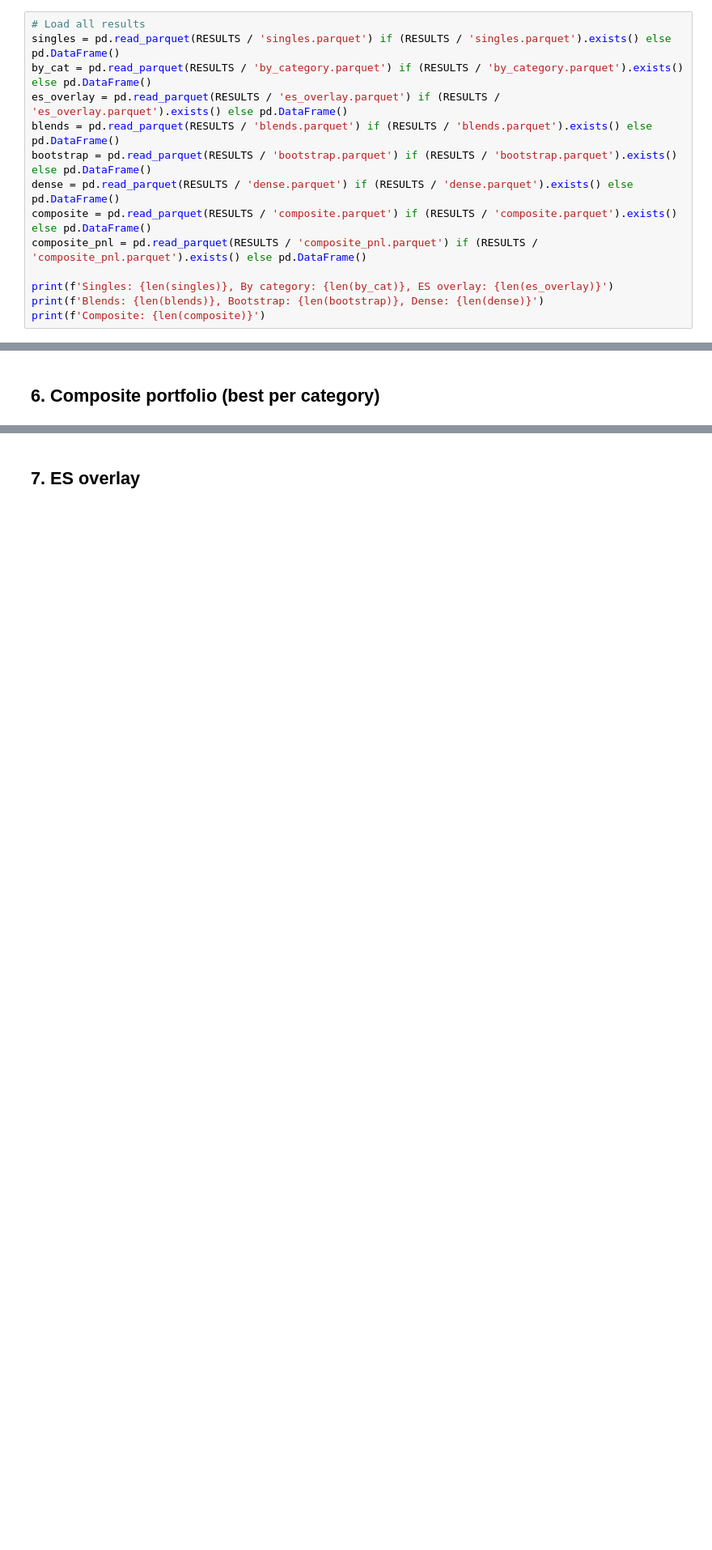
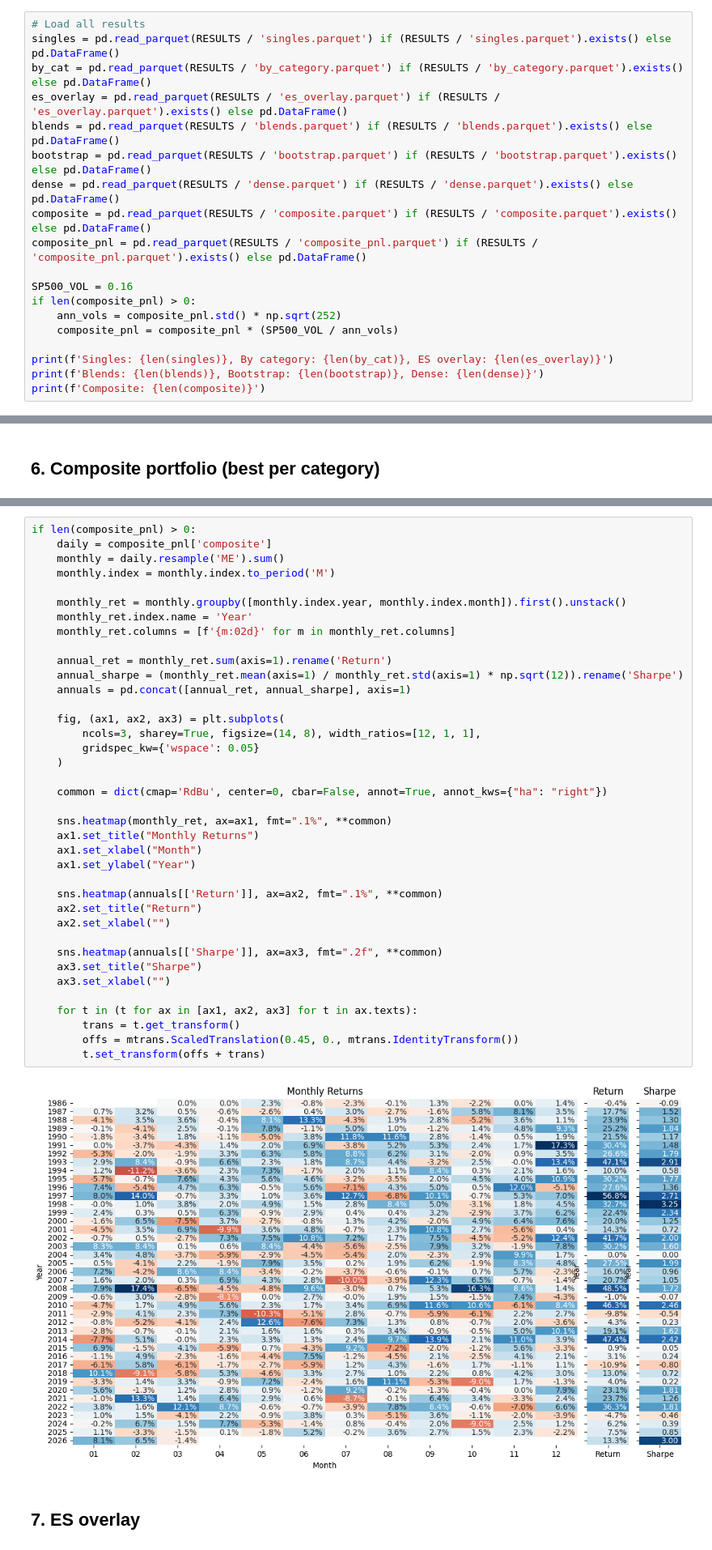
Before and after one commit to chiaolun/trend_following, a Jupyter notebook: sweep_viz.ipynb, the cells around one changed output, grey strips where cells are left out. Shown at 81% size. Drawn from its saved outputs; the diff is of its cells as text; blank space fills up the shorter version.

```diff
--- a/sweep_viz.ipynb
+++ b/sweep_viz.ipynb
@@ -23,6 +25,11 @@ dense = pd.read_parquet(RESULTS / 'dense.parquet') if (RESULTS / 'dense.parquet'
 composite = pd.read_parquet(RESULTS / 'composite.parquet') if (RESULTS / 'composite.parquet').exists() else pd.DataFrame()
 composite_pnl = pd.read_parquet(RESULTS / 'composite_pnl.parquet') if (RESULTS / 'composite_pnl.parquet').exists() else pd.DataFrame()
 
+SP500_VOL = 0.16
+if len(composite_pnl) > 0:
+    ann_vols = composite_pnl.std() * np.sqrt(252)
+    composite_pnl = composite_pnl * (SP500_VOL / ann_vols)
+
 print(f'Singles: {len(singles)}, By category: {len(by_cat)}, ES overlay: {len(es_overlay)}')
 print(f'Blends: {len(blends)}, Bootstrap: {len(bootstrap)}, Dense: {len(dense)}')
 print(f'Composite: {len(composite)}')
@@ -154,3 +215,43 @@ if len(composite_pnl) > 0:
+# %%
+if len(composite_pnl) > 0:
+    daily = composite_pnl['composite']
+    monthly = daily.resample('ME').sum()
+    monthly.index = monthly.index.to_period('M')
+
+    monthly_ret = monthly.groupby([monthly.index.year, monthly.index.month]).first().unstack()
+    monthly_ret.index.name = 'Year'
+    monthly_ret.columns = [f'{m:02d}' for m in monthly_ret.columns]
+
+    annual_ret = monthly_ret.sum(axis=1).rename('Return')
+    annual_sharpe = (monthly_ret.mean(axis=1) / monthly_ret.std(axis=1) * np.sqrt(12)).rename('Sharpe')
+    annuals = pd.concat([annual_ret, annual_sharpe], axis=1)
+
+    fig, (ax1, ax2, ax3) = plt.subplots(
+        ncols=3, sharey=True, figsize=(14, 8), width_ratios=[12, 1, 1],
+        gridspec_kw={'wspace': 0.05}
+    )
+
+    common = dict(cmap='RdBu', center=0, cbar=False, annot=True, annot_kws={"ha": "right"})
+
+    sns.heatmap(monthly_ret, ax=ax1, fmt=".1%", **common)
+    ax1.set_title("Monthly Returns")
+    ax1.set_xlabel("Month")
+    ax1.set_ylabel("Year")
+
+    sns.heatmap(annuals[['Return']], ax=ax2, fmt=".1%", **common)
+    ax2.set_title("Return")
+    ax2.set_xlabel("")
+
+    sns.heatmap(annuals[['Sharpe']], ax=ax3, fmt=".2f", **common)
+    ax3.set_title("Sharpe")
+    ax3.set_xlabel("")
+
+    for t in (t for ax in [ax1, ax2, ax3] for t in ax.texts):
+        trans = t.get_transform()
+        offs = mtrans.ScaledTranslation(0.45, 0., mtrans.IdentityTransform())
+        t.set_transform(offs + trans)
+# %% [output]
+[figure, added]
 # %% [markdown]
 ## 7. ES overlay
 # %%
```
Also changed, not shown: parts of 14 cells of this notebook.
